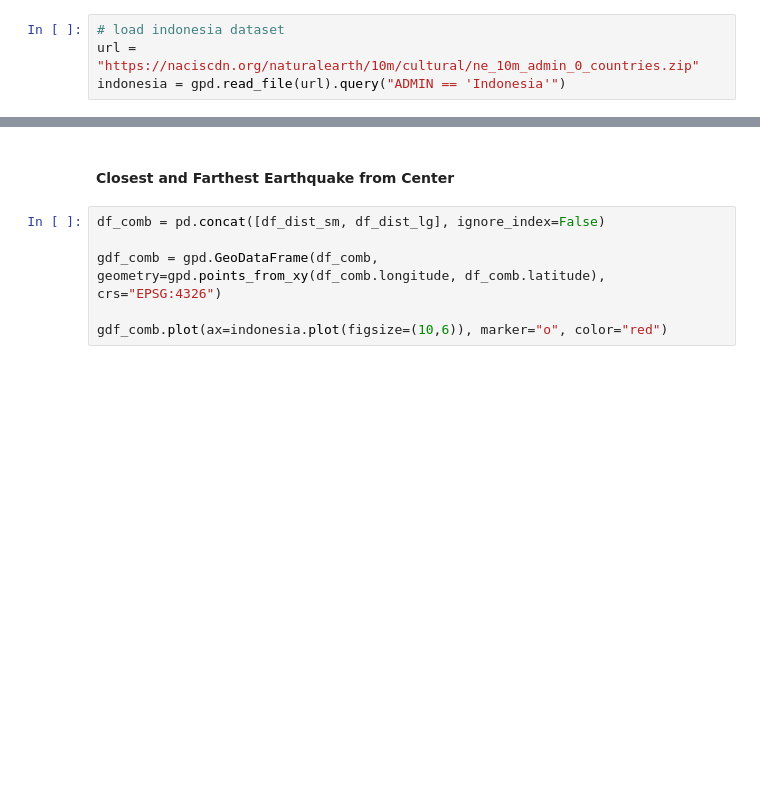
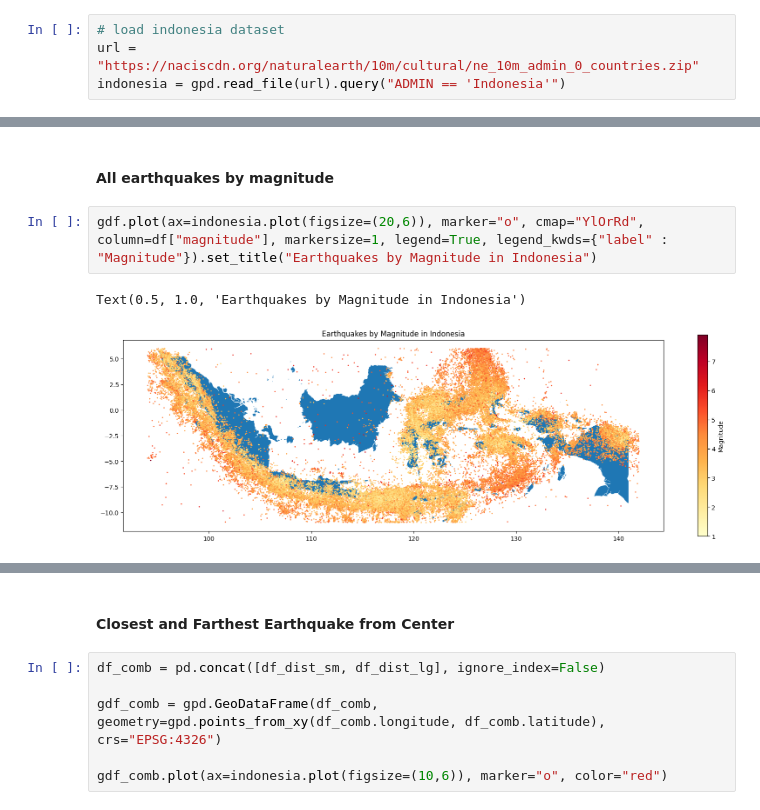
Before and after one commit to wrjodjana/indonesian-earthquakes, a Jupyter notebook: eda.ipynb, the cells around one changed output, grey strips where cells are left out. Cells and saved outputs as stored; diff of their text form; blank space fills up the shorter version.

Commit message:
created map to subset earthquakes by magnitude

```diff
--- a/eda.ipynb
+++ b/eda.ipynb
@@ -176,0 +182,7 @@ gdf.plot(ax=indonesia.plot(figsize=(10,6)), marker="o", color="red")
+# %% [markdown]
+#### All earthquakes by magnitude
+# %%
+gdf.plot(ax=indonesia.plot(figsize=(20,6)), marker="o", cmap="YlOrRd", column=df["magnitude"], markersize=1, legend=True, legend_kwds={"label" : "Magnitude"}).set_title("Earthquakes by Magnitude in Indonesia")
+# %% [output]
+Text(0.5, 1.0, 'Earthquakes by Magnitude in Indonesia')
+[figure, added]
```
Also changed, not shown: parts of 6 cells of this notebook.
